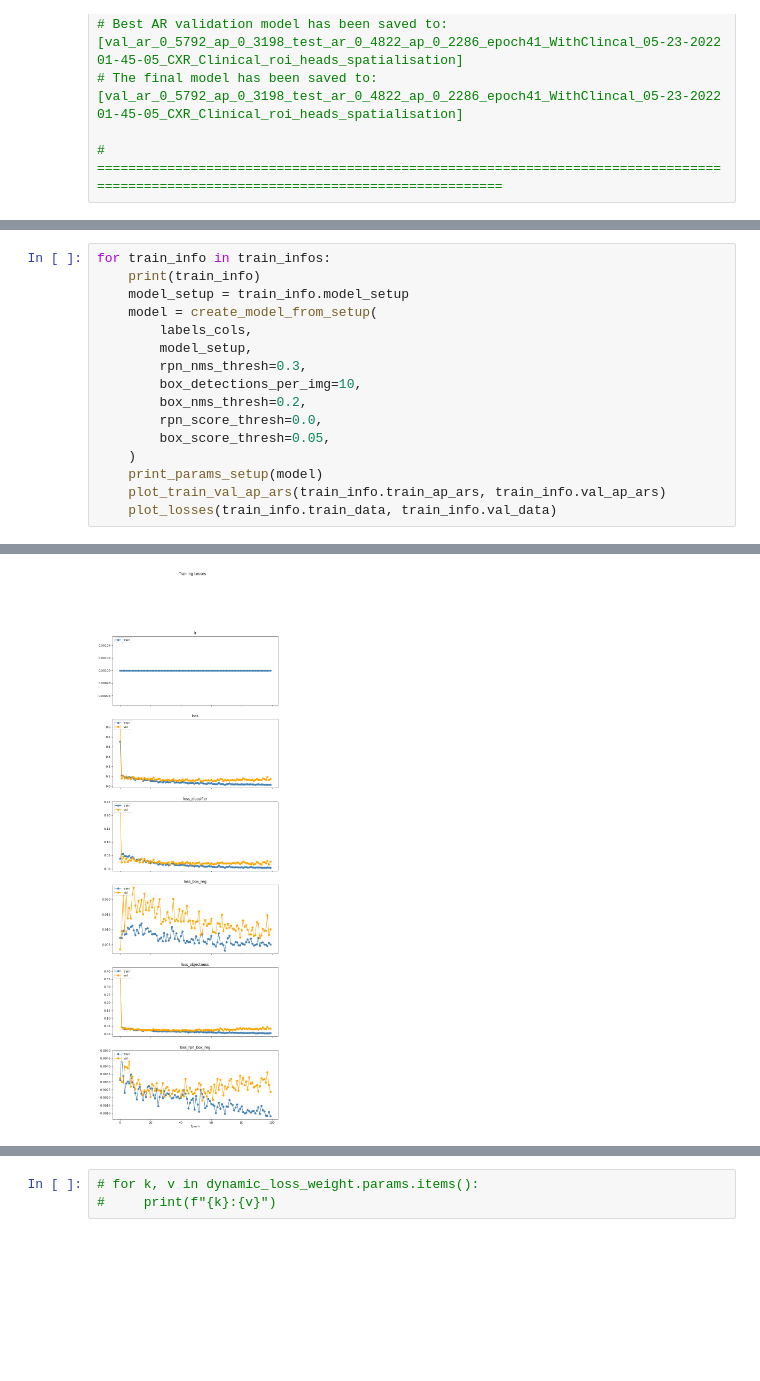
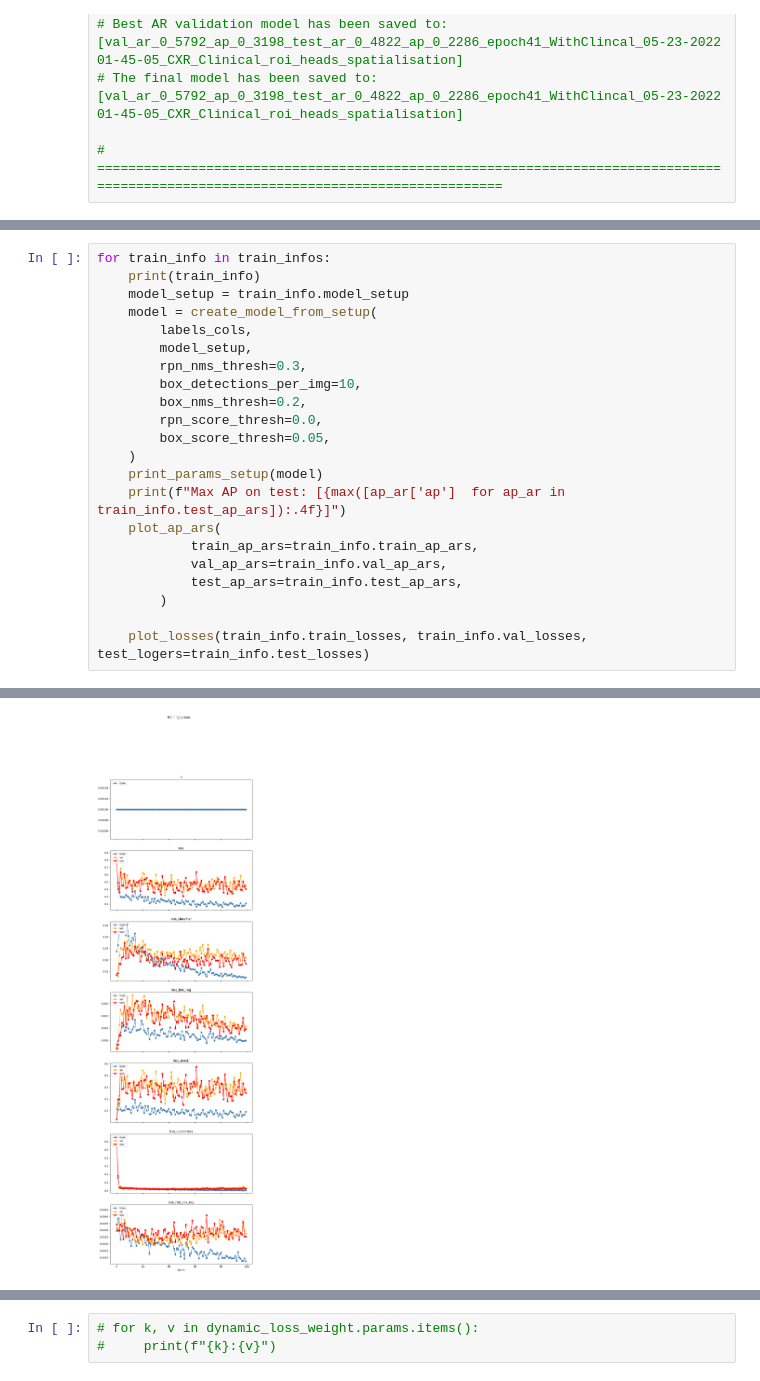
Before and after one commit to ChihchengHsieh/multimodal-abnormalities-detection, a Jupyter notebook: [3] train_loop.ipynb, the cells around one changed output, grey strips where cells are left out. Saved outputs shown, nothing was run; the diff lists cells and outputs as text; blank space fills up the shorter version.

```diff
--- a/[3] train_loop.ipynb
+++ b/[3] train_loop.ipynb
@@ -640,6 +518,12 @@ for train_info in train_infos:
         box_score_thresh=0.05,
     )
     print_params_setup(model)
-    plot_train_val_ap_ars(train_info.train_ap_ars, train_info.val_ap_ars)
-    plot_losses(train_info.train_data, train_info.val_data)
+    print(f"Max AP on test: [{max([ap_ar['ap']  for ap_ar in  train_info.test_ap_ars]):.4f}]")
+    plot_ap_ars(
+            train_ap_ars=train_info.train_ap_ars,
+            val_ap_ars=train_info.val_ap_ars,
+            test_ap_ars=train_info.test_ap_ars,
+        )
+
+    plot_losses(train_info.train_losses, train_info.val_losses, test_logers=train_info.test_losses)
 # %% [output]
@@ -664 +548 @@ Using pretrained backbone. mobilenet_v3
-[figure, old version]
+[figure, new version]
```
Also changed, not shown: parts of 6 cells of this notebook, 31 other files.
